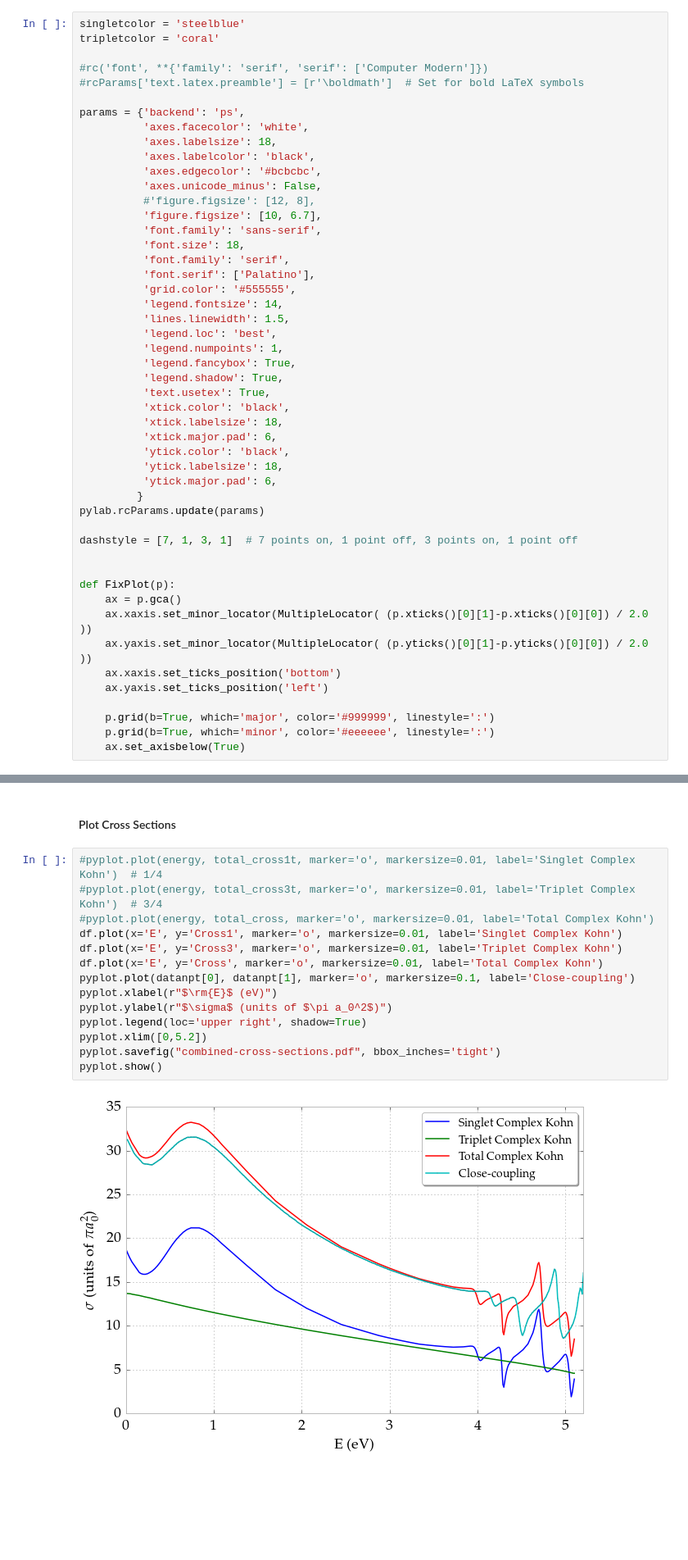
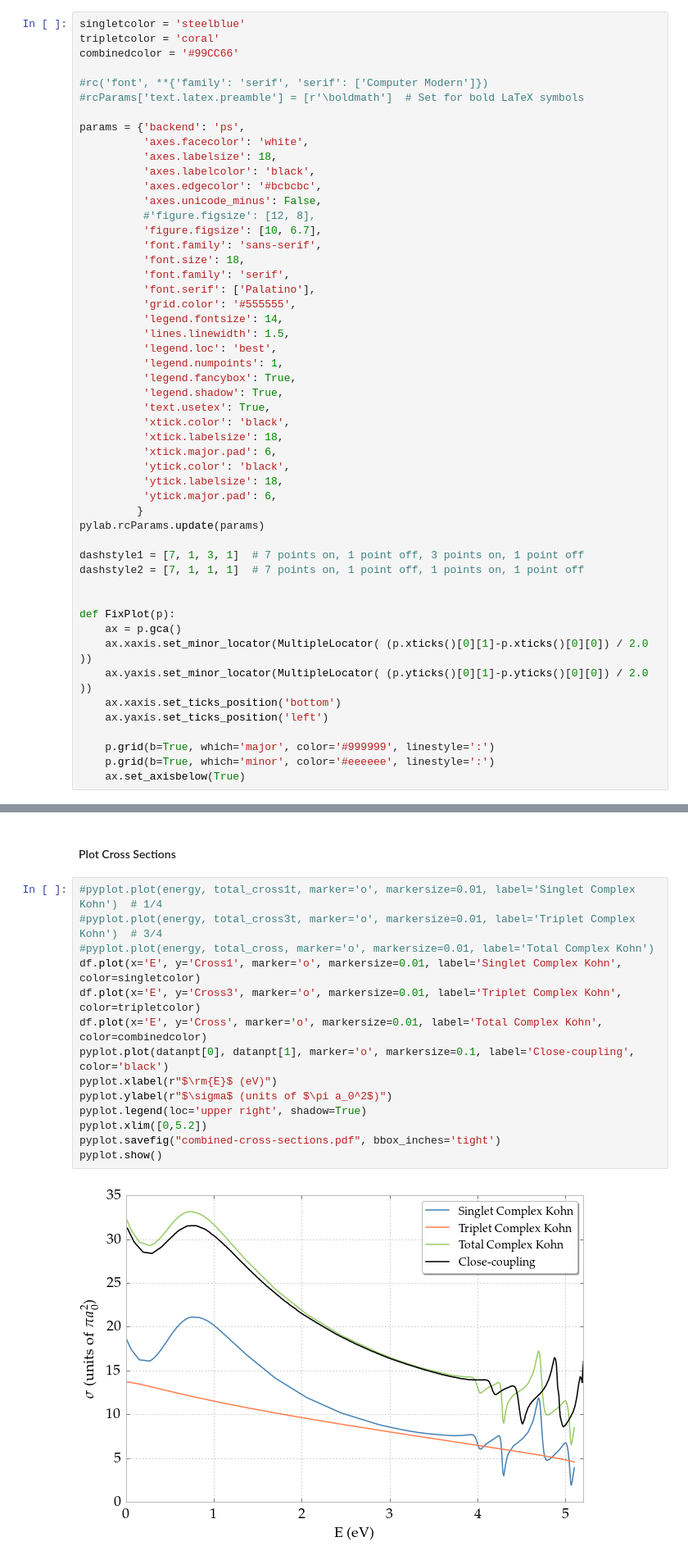
Before and after one commit to DentonW/Papers, a Jupyter notebook: PRA PsH/IPython/Paper Images.ipynb, the cells around one changed output, grey strips where cells are left out. Shown at 82% size. Drawn from its saved outputs; the diff is of its cells as text; blank space fills up the shorter version.

Commit message:
- Working on the results section and updated images

```diff
--- a/PRA PsH/IPython/Paper Images.ipynb
+++ b/PRA PsH/IPython/Paper Images.ipynb
@@ -22,6 +20,7 @@ def pysqldf(q):
 # %%
 singletcolor = 'steelblue'
 tripletcolor = 'coral'
+combinedcolor = '#99CC66'
 
 #rc('font', **{'family': 'serif', 'serif': ['Computer Modern']})
 #rcParams['text.latex.preamble'] = [r'\boldmath']  # Set for bold LaTeX symbols
@@ -55,7 +54,8 @@ params = {'backend': 'ps',
          }
 pylab.rcParams.update(params)
 
-dashstyle = [7, 1, 3, 1]  # 7 points on, 1 point off, 3 points on, 1 point off
+dashstyle1 = [7, 1, 3, 1]  # 7 points on, 1 point off, 3 points on, 1 point off
+dashstyle2 = [7, 1, 1, 1]  # 7 points on, 1 point off, 1 points on, 1 point off
 
 
 def FixPlot(p):
@@ -481,19 +489,19 @@ datanpt = np.transpose(datanp)
 # %%
 #pyplot.plot(energy, total_cross1t, marker='o', markersize=0.01, label='Singlet Complex Kohn')  # 1/4
 #pyplot.plot(energy, total_cross3t, marker='o', markersize=0.01, label='Triplet Complex Kohn')  # 3/4
 #pyplot.plot(energy, total_cross, marker='o', markersize=0.01, label='Total Complex Kohn')
-df.plot(x='E', y='Cross1', marker='o', markersize=0.01, label='Singlet Complex Kohn')
-df.plot(x='E', y='Cross3', marker='o', markersize=0.01, label='Triplet Complex Kohn')
-df.plot(x='E', y='Cross', marker='o', markersize=0.01, label='Total Complex Kohn')
-pyplot.plot(datanpt[0], datanpt[1], marker='o', markersize=0.1, label='Close-coupling')
+df.plot(x='E', y='Cross1', marker='o', markersize=0.01, label='Singlet Complex Kohn', color=singletcolor)
+df.plot(x='E', y='Cross3', marker='o', markersize=0.01, label='Triplet Complex Kohn', color=tripletcolor)
+df.plot(x='E', y='Cross', marker='o', markersize=0.01, label='Total Complex Kohn', color=combinedcolor)
+pyplot.plot(datanpt[0], datanpt[1], marker='o', markersize=0.1, label='Close-coupling', color='black')
 pyplot.xlabel(r"$\rm{E}$ (eV)")
 pyplot.ylabel(r"$\sigma$ (units of $\pi a_0^2$)")
 pyplot.legend(loc='upper right', shadow=True)
 pyplot.xlim([0,5.2])
 pyplot.savefig("combined-cross-sections.pdf", bbox_inches='tight')
 pyplot.show()
 # %% [output]
-[figure, old version]
+[figure, new version]
 # %% [markdown]
 ## Differential Cross Sections
 # %% [markdown]
```
Also changed, not shown: parts of 15 cells of this notebook, 5 other files.
